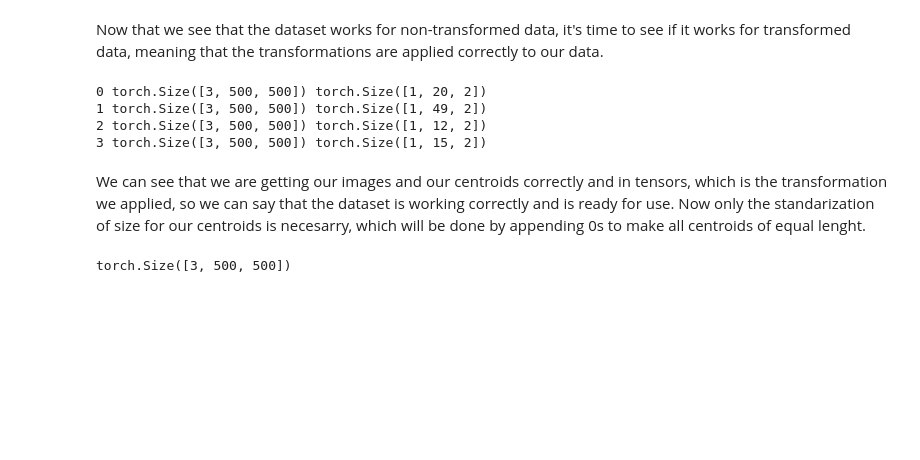
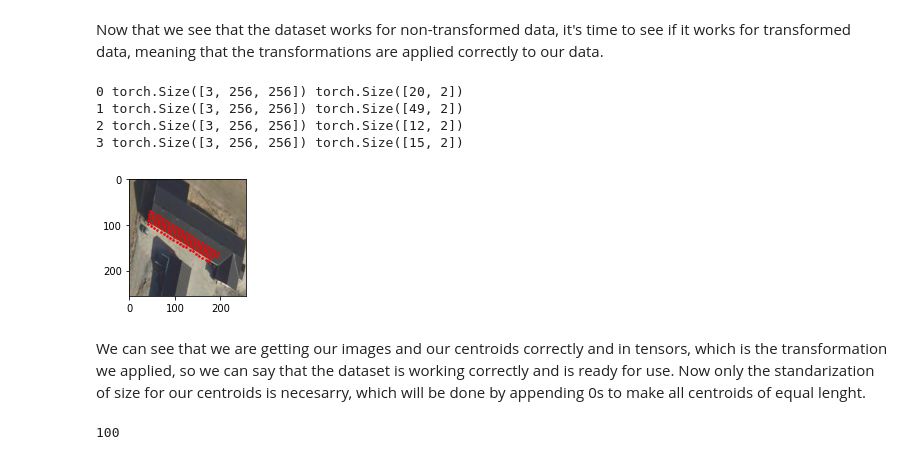
Before and after one commit to WizenPainter/autotetris, a Jupyter notebook: Jaime_test.ipynb, the cells around one changed output. Cells and saved outputs as stored; diff of their text form; code cells hidden in the pictures; blank space fills up the shorter version.

Commit message:
Plot of transformed image with centroids from dataset

```diff
--- a/Jaime_test.ipynb
+++ b/Jaime_test.ipynb
@@ -390,8 +389,10 @@ class RoofPanels(Dataset):
         sample = {'image': image, 'centroids': centroid}
 
         if self.transform:
-            sample['image'] = self.transform(sample['image'])
-            sample['centroids'] = self.transform(sample['centroids'])
+            # sample['image'] = Image.fromarray(sample['image'])
+            # sample['image'] = self.transform(sample['image'])
+            # sample['centroids'] = self.transform(sample['centroids'])
+            sample = self.transform(sample)
 
         return sample
 # %% [markdown]
@@ -430,8 +426,10 @@ First 4 centroids: [[362. 321.]
 # %% [markdown]
 We plot the images with the centroids to make sure the images and centroids are correctly aligned, meaning that the centroids that we plot are actually the ones that image should have.
 # %%
-def show_centroids(image, centroids):
+def show_centroids(image, centroids, tensor=False):
     """Show image with centroids"""
+    if tensor:
+        image = image.permute(1, 2, 0)
     plt.imshow(image)
     plt.scatter(centroids[:, 1], centroids[:, 0], s=10, marker='.', c='r')
     plt.pause(0.001)  # pause a bit so that plots are updated
@@ -474,22 +470,3 @@ for i in range(len(train_data)):
 Now that we see that the dataset works for non-transformed data, it's time to see if it works for transformed data, meaning that the transformations are applied correctly to our data.
 # %%
 df_path = 'C:/Users/guzma/OneDrive/Documents/TEC/DTU/02456/Project/Github_Project/autotetris/small_sample_out/metadata_sample.hdf'
-# %%
-transformed_dataset = RoofPanels(hdf5_file=df_path,
-                                root_dir=image_path,
-                                transform=transforms.Compose([
-                                               ToTensor()
-                                           ]))
-
-for i in range(len(transformed_dataset)):
-    sample = transformed_dataset[i]
-
-    print(i, sample['image'].size(), sample['centroids'].size())
-
-    if i == 3:
-        break
-# %% [output]
-0 torch.Size([3, 500, 500]) torch.Size([1, 20, 2])
-1 torch.Size([3, 500, 500]) torch.Size([1, 49, 2])
-2 torch.Size([3, 500, 500]) torch.Size([1, 12, 2])
-3 torch.Size([3, 500, 500]) torch.Size([1, 15, 2])
@@ -496,6 +523,44 @@ for i in range(len(transformed_dataset)):
+# %%
+# data_transform = transforms.Compose([
+#     # Resize the images to 64x64
+#     transforms.Resize(size=(224, 224), interpolation=Image.NEAREST),
+#     # Flip the images randomly on the horizontal
+#     # transforms.RandomHorizontalFlip(p=0.5), # p = probability of flip, 0.5 = 50% chance
+#     # Turn the image into a torch.Tensor
+#     transforms.ToTensor() # this also converts all pixel values from 0 to 255 to be between 0.0 and 1.0
+# ])
+scale = Rescale(256)
+composed = transforms.Compose([scale,
+                               ToTensorA()])
+transformed_dataset = RoofPanels(hdf5_file=df_path,
+                                root_dir=image_path,
+                                transform=composed)
+
+for i in range(len(transformed_dataset)):
+    sample = transformed_dataset[i]
+
+    print(i, sample['image'].size(), sample['centroids'].size())
+
+    if i == 3:
+        break
+# %% [output]
+0 torch.Size([3, 256, 256]) torch.Size([20, 2])
+1 torch.Size([3, 256, 256]) torch.Size([49, 2])
+2 torch.Size([3, 256, 256]) torch.Size([12, 2])
+3 torch.Size([3, 256, 256]) torch.Size([15, 2])
+# %%
+fig = plt.figure()
+sample = transformed_dataset[64]
+
+ax = plt.subplot(1, 3, i + 1)
+plt.tight_layout()
+show_centroids(**sample, tensor=True)
+plt.show()
+# %% [output]
+[figure, added]
 # %% [markdown]
 We can see that we are getting our images and our centroids correctly and in tensors, which is the transformation we applied, so we can say that the dataset is working correctly and is ready for use. Now only the standarization of size for our centroids is necesarry, which will be done by appending 0s to make all centroids of equal lenght.
-# %%
-transformed_dataset
-# %% [output]
-torch.Size([3, 500, 500])
+# %%
+len(transformed_dataset)
+# %% [output]
+100
```
Also changed, not shown: parts of 8 cells of this notebook.
